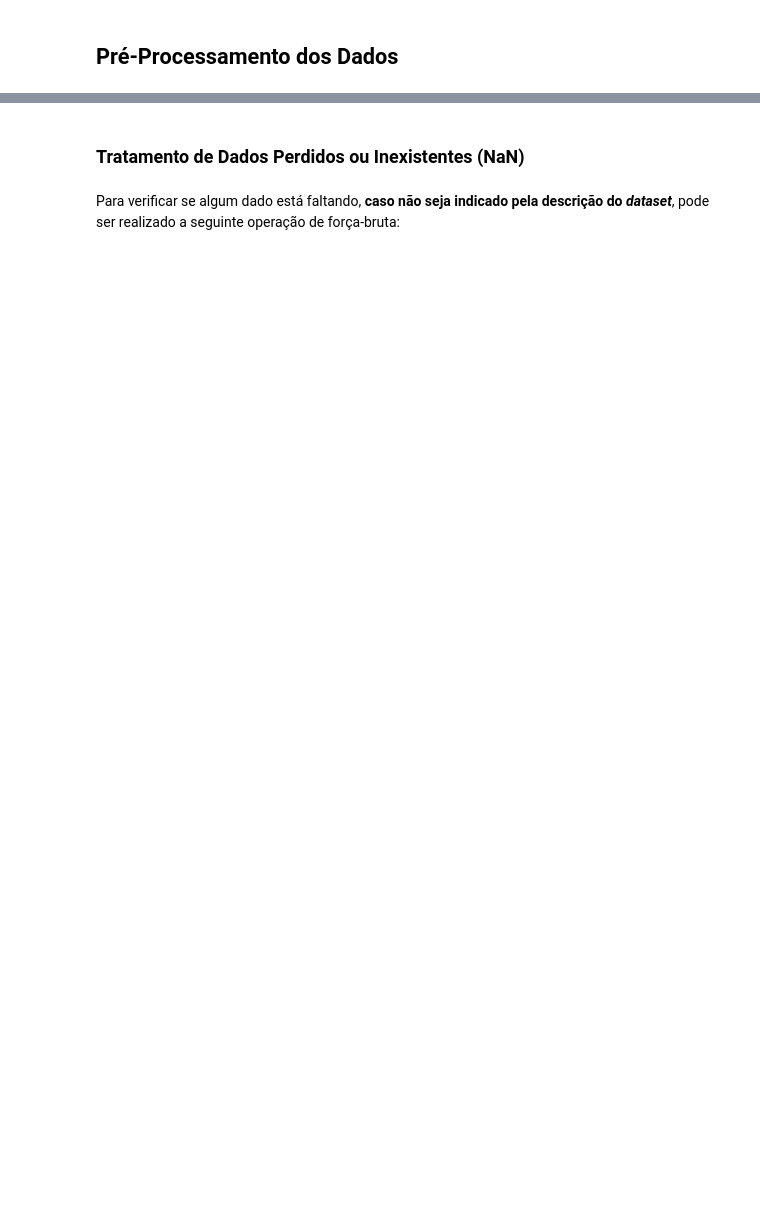
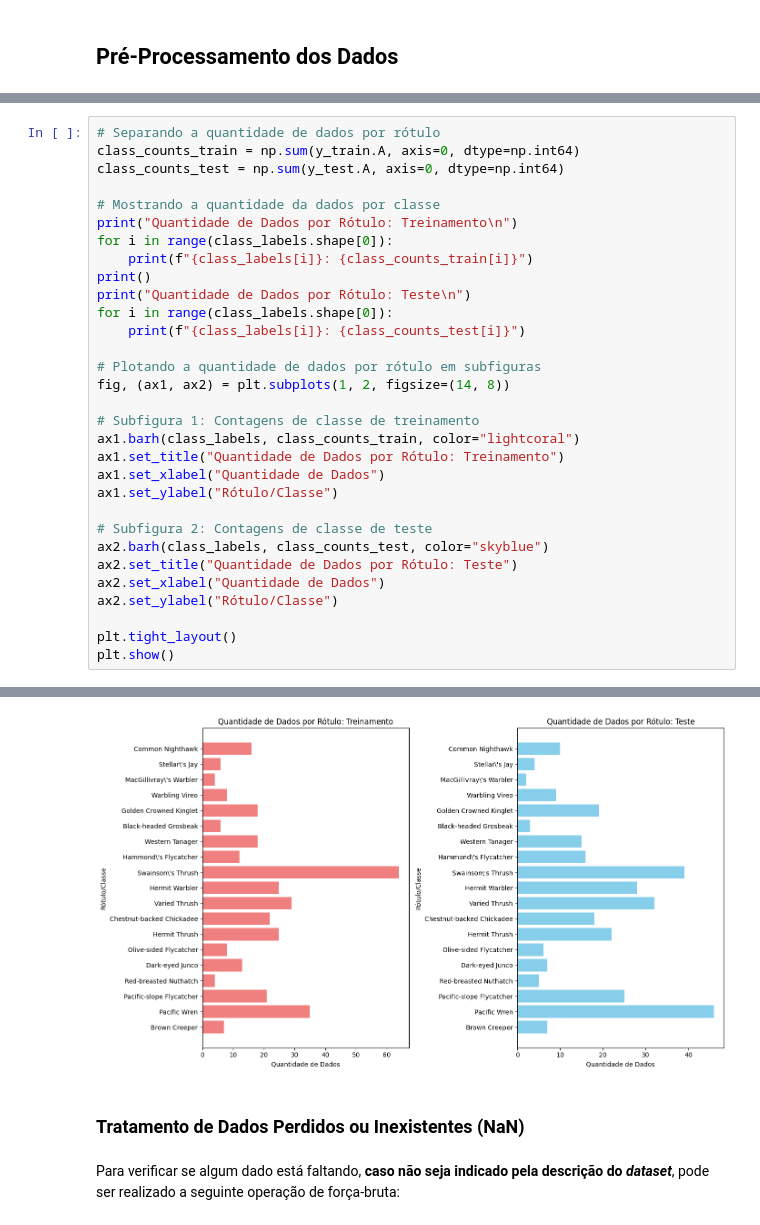
Before and after one commit to davimedio01/data-mining, a Jupyter notebook: 04. 07-12 - Atividade 4 (Multitarefas)/Atividade_04.ipynb, the cells around one changed output, grey strips where cells are left out. Saved outputs shown, nothing was run; the diff lists cells and outputs as text; blank space fills up the shorter version.

```diff
--- a/04. 07-12 - Atividade 4 (Multitarefas)/Atividade_04.ipynb
+++ b/04. 07-12 - Atividade 4 (Multitarefas)/Atividade_04.ipynb
@@ -152,0 +221,32 @@ plt.show()
+# %%
+# Separando a quantidade de dados por rótulo
+class_counts_train = np.sum(y_train.A, axis=0, dtype=np.int64)
+class_counts_test = np.sum(y_test.A, axis=0, dtype=np.int64)
+
+# Mostrando a quantidade da dados por classe
+print("Quantidade de Dados por Rótulo: Treinamento\n")
+for i in range(class_labels.shape[0]):
+    print(f"{class_labels[i]}: {class_counts_train[i]}")
+print()
+print("Quantidade de Dados por Rótulo: Teste\n")
+for i in range(class_labels.shape[0]):
+    print(f"{class_labels[i]}: {class_counts_test[i]}")
+
+# Plotando a quantidade de dados por rótulo em subfiguras
+fig, (ax1, ax2) = plt.subplots(1, 2, figsize=(14, 8))
+
+# Subfigura 1: Contagens de classe de treinamento
+ax1.barh(class_labels, class_counts_train, color="lightcoral")
+ax1.set_title("Quantidade de Dados por Rótulo: Treinamento")
+ax1.set_xlabel("Quantidade de Dados")
+ax1.set_ylabel("Rótulo/Classe")
+
+# Subfigura 2: Contagens de classe de teste
+ax2.barh(class_labels, class_counts_test, color="skyblue")
+ax2.set_title("Quantidade de Dados por Rótulo: Teste")
+ax2.set_xlabel("Quantidade de Dados")
+ax2.set_ylabel("Rótulo/Classe")
+
+plt.tight_layout()
+plt.show()
+# %% [output]
@@ -153,3 +270,4 @@ plt.show()
+[figure, added]
 # %% [markdown]
 ### Tratamento de Dados Perdidos ou Inexistentes (NaN)
 # %% [markdown]
```
Also changed, not shown: parts of 33 cells of this notebook, 9 other files.
